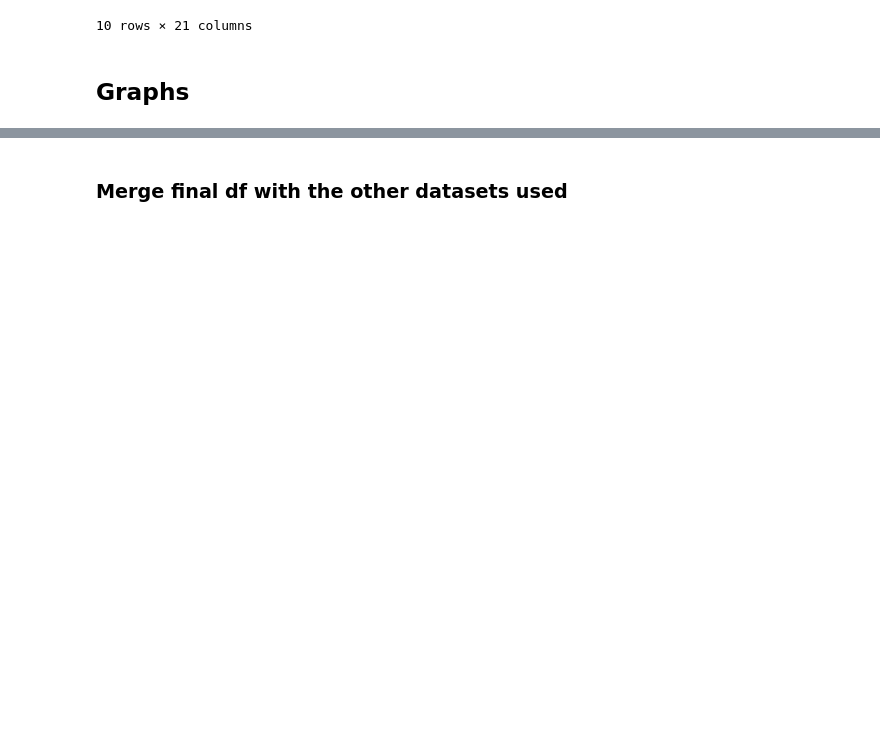
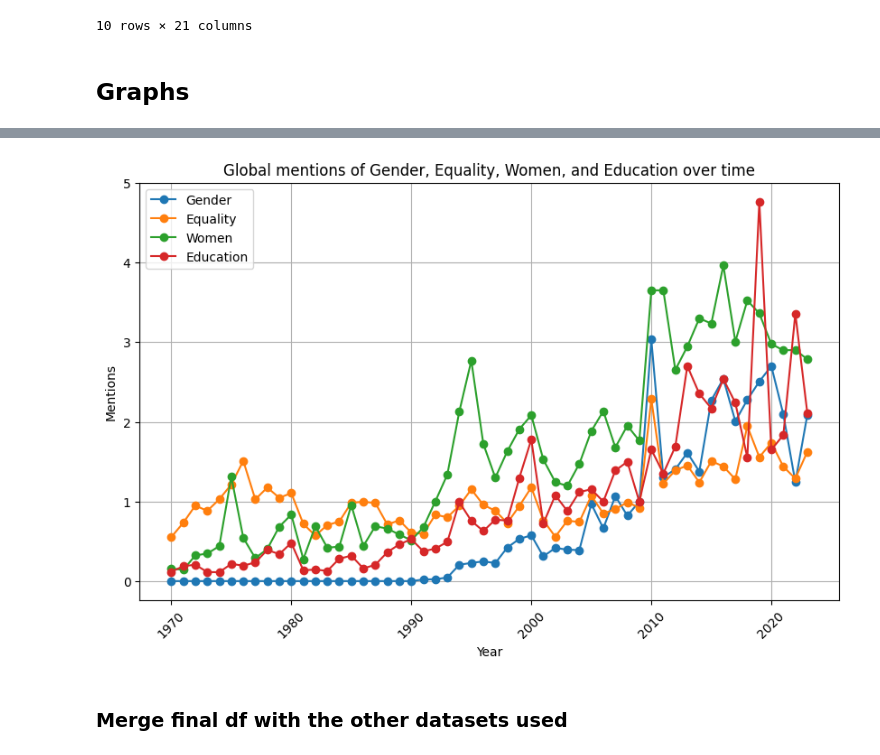
Before and after one commit to meralegre/DSAss1, a Jupyter notebook: speech_analysis.ipynb, the cells around one changed output, grey strips where cells are left out. Saved outputs shown, nothing was run; the diff lists cells and outputs as text; code cells hidden in the pictures; blank space fills up the shorter version.

```diff
--- a/speech_analysis.ipynb
+++ b/speech_analysis.ipynb
@@ -638,3 +704,29 @@ plot_top_sentiment(df_final)
+# %%
+# sum per year for each keyword we want to visualise
+df_global_mentions = df_final.groupby('Year').agg({
+    'gender': 'sum',
+    'equality': 'sum',
+    'women': 'sum',
+    'education': 'sum'
+})
+
+plt.figure(figsize=(10,6))
+plt.plot(df_global_mentions.index, df_global_mentions['gender'], label='Gender', marker='o')
+plt.plot(df_global_mentions.index, df_global_mentions['equality'], label='Equality', marker='o')
+plt.plot(df_global_mentions.index, df_global_mentions['women'], label='Women', marker='o')
+plt.plot(df_global_mentions.index, df_global_mentions['education'], label='Education', marker='o')
+
+
+plt.title('Global mentions of Gender, Equality, Women, and Education over time')
+plt.xlabel('Year')
+plt.ylabel('Mentions')
+plt.legend()
+plt.grid(True)
+plt.xticks(rotation=45)
+
+plt.show()
+# %% [output]
+[figure, added]
 # %% [markdown]
 ### Merge final df with the other datasets used ###
 # %%
```
Also changed, not shown: parts of 4 cells of this notebook.
